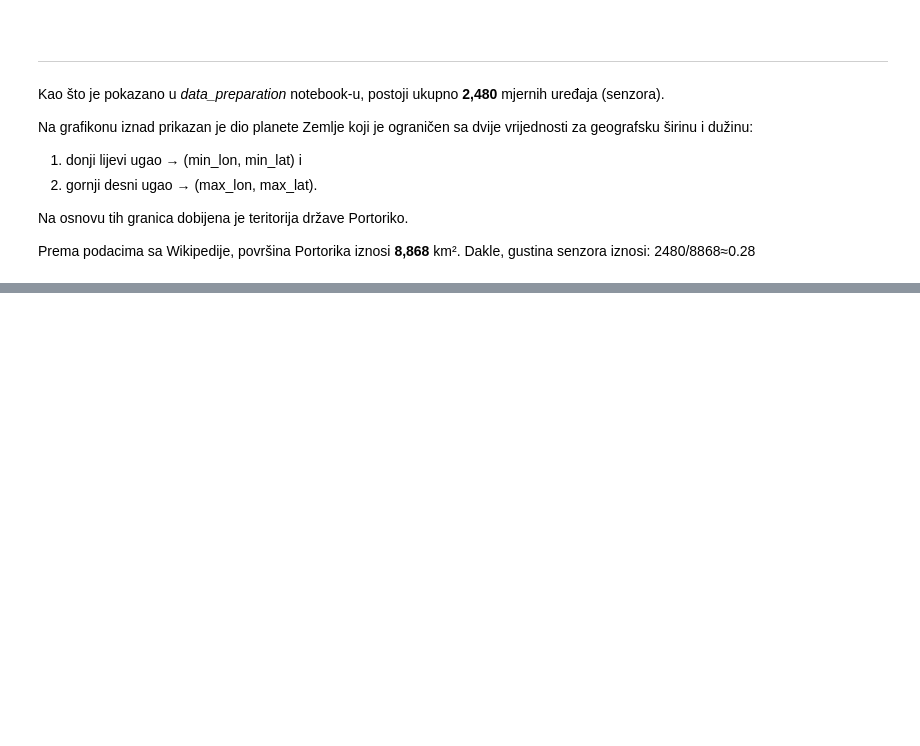
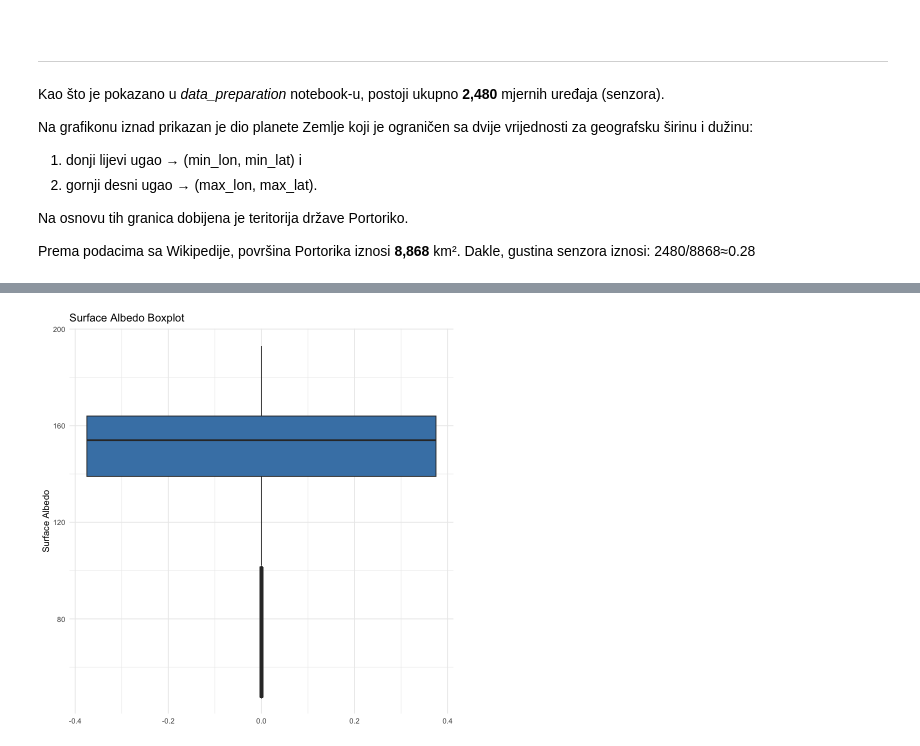
Before and after one commit to rbojan2000/nrel-hpc, a Jupyter notebook: notebooks/exploratory_analysis.ipynb, the cells around one changed output, grey strips where cells are left out. Cells and saved outputs as stored; diff of their text form; code cells hidden in the pictures; blank space fills up the shorter version.

```diff
--- a/notebooks/exploratory_analysis.ipynb
+++ b/notebooks/exploratory_analysis.ipynb
@@ -142,0 +190,7 @@ write.csv(summary_stats, SUMMARY_STATS_PATH, row.names = FALSE)
+# %%
+ggplot(df, aes(y = surface_albedo)) +
+  geom_boxplot(fill="steelblue") +
+  labs(title="Surface Albedo Boxplot", y="Surface Albedo") +
+  theme_minimal()
+# %% [output]
+[figure, added]
```
Also changed, not shown: parts of 28 cells of this notebook, 1 other file.
